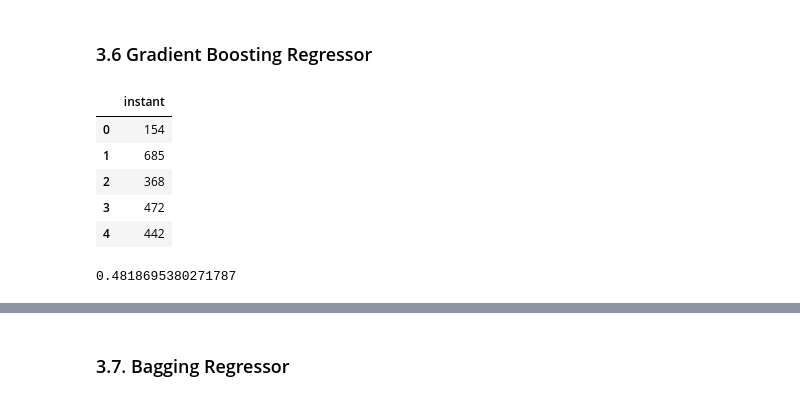
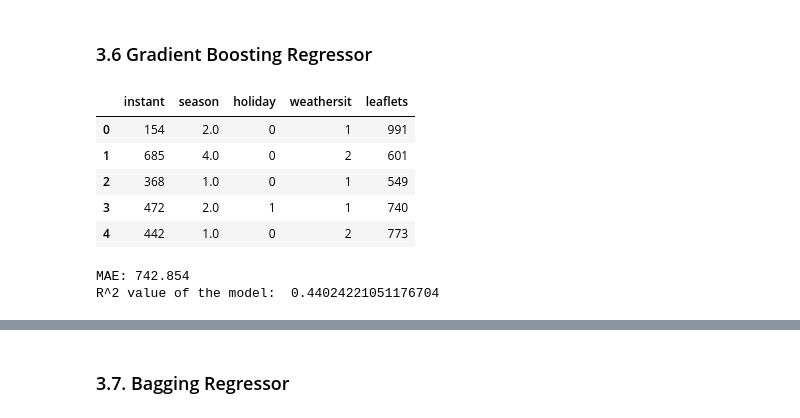
Before and after one commit to PatrykGadziomski/Bike-Rental-Prediction, a Jupyter notebook: Task 3/group2_task3_notepad.ipynb, the cells around one changed output, grey strips where cells are left out. Saved outputs shown, nothing was run; the diff lists cells and outputs as text; code cells hidden in the pictures.

```diff
--- a/Task 3/group2_task3_notepad.ipynb
+++ b/Task 3/group2_task3_notepad.ipynb
@@ -577,19 +573,19 @@ Name: 0, dtype: float64
 # %% [markdown]
 ### 3.6 Gradient Boosting Regressor
 # %%
-droplist_svr = ['leaflets', 'yr', 'windspeed', 'weekday', 'workingday', 'season', 'mnth', 'holiday', 'weathersit', 'atemp', 'price reduction']
-train_features_svr = train_features.drop(droplist_svr, axis=1)
-test_features_svr = test_features.drop(droplist_svr, axis=1)
-train_features_svr.head()
+droplist_gbr = ['yr', 'windspeed', 'weekday', 'workingday', 'mnth', 'atemp', 'price reduction']
+train_features_gbr = train_features.drop(droplist_gbr, axis=1)
+test_features_gbr = test_features.drop(droplist_gbr, axis=1)
+train_features_gbr.head()
 # %% [output]
-|  | instant |
-| 0 | 154 |
-| 1 | 685 |
-| 2 | 368 |
-| 3 | 472 |
-| 4 | 442 |
+|  | instant | season | holiday | weathersit | leaflets |
+| 0 | 154 | 2.0 | 0 | 1 | 991 |
+| 1 | 685 | 4.0 | 0 | 2 | 601 |
+| 2 | 368 | 1.0 | 0 | 1 | 549 |
+| 3 | 472 | 2.0 | 1 | 1 | 740 |
+| 4 | 442 | 1.0 | 0 | 2 | 773 |
 # %%
-gbr = GradientBoostingRegressor(loss='squared_error',
+gbr_model = GradientBoostingRegressor(loss='squared_error',
                                 learning_rate=0.4,
                                 n_estimators=150,
                                 subsample=1,
@@ -612,8 +608,18 @@ gbr = GradientBoostingRegressor(loss='squared_error',
                                 ccp_alpha=0.0
                                 )
 
-gbr.fit(train_features, train_labels)
+gbr_model.fit(train_features_gbr, train_labels)
 
-gbr.score(test_features, test_labels)
+gbr_prediction = gbr_model.predict(test_features_gbr)
-# %% [output]
-0.4818695380271787
+# %%
+# Evaluate model
+
+#Return Mean Absolute Error -> Loss: The beste Value is 0.0
+mae = mean_absolute_error(test_labels, gbr_prediction)
+print('MAE: %.3f' % mae)
+
+#Return the coefficient of determination R^2 of the prediction -> Score: best possible value is 1.0
+print("R^2 value of the model: ",gbr_model.score(test_features_gbr, test_labels))
+# %% [output]
+MAE: 742.854
+R^2 value of the model:  0.44024221051176704
```
Also changed, not shown: parts of 5 cells of this notebook, 1 other file.
